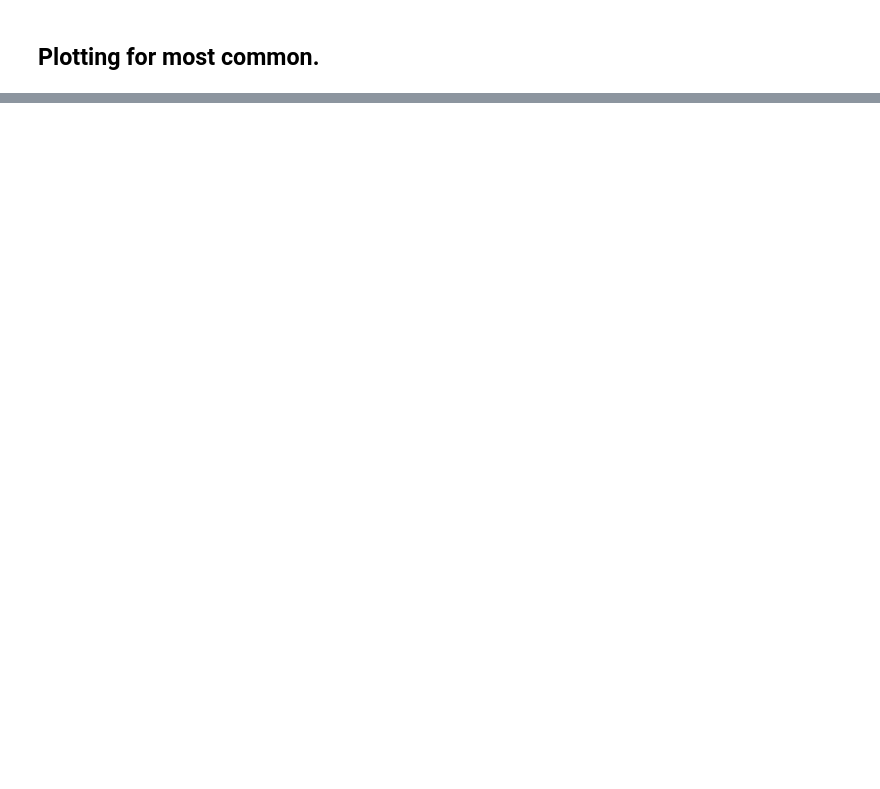
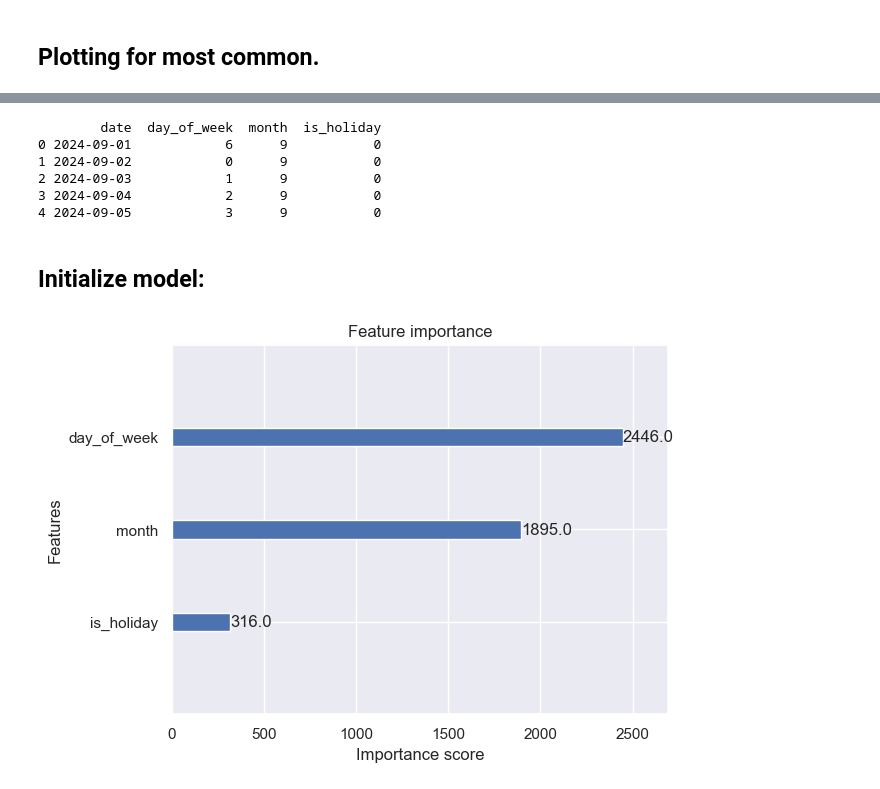
Before and after one commit to akselgs/Modern_ML_85, a Jupyter notebook: A_EDA_data_exploration.ipynb, the cells around one changed output, grey strips where cells are left out. Saved outputs shown, nothing was run; the diff lists cells and outputs as text; code cells hidden in the pictures; blank space fills up the shorter version.

```diff
--- a/A_EDA_data_exploration.ipynb
+++ b/A_EDA_data_exploration.ipynb
@@ -79,3 +117,21 @@ plot_id_3years(2130)
 # %%
-plot_id_3years(3781)
+df_2130 = final_df[final_df["rm_id"] == 2130]
+
+#Our first split for test data is 2024-09-01 to our last historical date (2024-12-19)
+test_split_start = pd.Timestamp(year=2024, month=9, day=1).date()
+#Our second split (for internal model validation) is 2024-01-01 to 2024-05-01
+eval_split_start = pd.Timestamp(year=2024, month=1, day=1).date()
+eval_split_end = pd.Timestamp(year=2024, month=5, day=1).date()
+
+train_full_2030 = df_2130[df_2130["date"].dt.date < test_split_start]
+test_holdout_2030 = df_2130[df_2130["date"].dt.date >= test_split_start]
+
+train_internal_2030 = train_full_2030[train_full_2030["date"].dt.date < eval_split_start]
+eval_internal_2030 = train_full_2030[(train_full_2030["date"].dt.date >= eval_split_start) & (train_full_2030["date"].dt.date <= eval_split_end) ]
+
+#Verify:
+print("train_full starts at ",train_full_2030["date"].dt.date.min() , "and ends at ", train_full_2030["date"].dt.date.max())
+print("test_holdout starts at ", test_holdout_2030["date"].dt.date.min(), "and ends at ", test_holdout_2030["date"].dt.date.max())
+print("train_internal starts at ",train_internal_2030["date"].dt.date.min() , "and ends at ",train_internal_2030["date"].dt.date.max() )
+print("eval_internal starts at ",eval_internal_2030["date"].dt.date.min() , "and ends at ", eval_internal_2030["date"].dt.date.max())
 # %% [output]
@@ -94,0 +164,6 @@ plot_id_3years(3865)
+# %%
+feature_columns = [
+    "day_of_week",
+    "month",
+    "is_holiday",
+    ]
@@ -94,0 +172,53 @@ plot_id_3years(3865)
+# %%
+def prepare_common_df(df_for_prediction, start_date, end_date):
+
+    prediction_range = pd.date_range(start=start_date, end=end_date)
+
+    #Generic time-series data
+    test_map = pd.DataFrame({"date" : prediction_range})
+    test_map["day_of_week"] = test_map["date"].dt.dayofweek
+    test_map["month"] = test_map["date"].dt.month
+
+    #Get all holidays
+    years = list(range(2023, 2025))
+    all_holidays = holidays.Norway(years = years)
+    #Convert type
+    all_holidays = list(all_holidays.keys())
+    all_holidays = pd.to_datetime(all_holidays)
+    #Mark holidays
+    test_map["is_holiday"] = test_map["date"].isin(all_holidays)
+    test_map["is_holiday"] = test_map["is_holiday"].astype(int)
+
+    return test_map
+
+
+start_date = test_holdout_2030["date"].dt.date.min()
+end_date = test_holdout_2030["date"].dt.date.max()
+test_map = prepare_common_df(test_holdout_2030, start_date, end_date)
+# %% [output]
+        date  day_of_week  month  is_holiday
+0 2024-09-01            6      9           0
+1 2024-09-02            0      9           0
+2 2024-09-03            1      9           0
+3 2024-09-04            2      9           0
+4 2024-09-05            3      9           0
+# %% [markdown]
+## Initialize model:
+# %%
+xgb_model = xgb.XGBRegressor(
+    n_estimators=100,
+    learning_rate=0.1
+)
+
+X_train_internal = train_internal_2030[feature_columns]
+y_train_internal = train_internal_2030["cumulative_weight"]
+X_eval_internal = eval_internal_2030[feature_columns]
+y_eval_internal = eval_internal_2030["cumulative_weight"]
+
+xgb_model.fit(X_train_internal, y_train_internal, eval_set=[(X_eval_internal, y_eval_internal)], verbose=False)
+#xgb_model = xgb.train(params, dtrain, num_boost_round=100)
+#xgb_model = xgb.train(params, dtrain, num_boost_round=100, obj=quantile_objective())
+xgb.plot_importance(xgb_model)
+plt.show()
+# %% [output]
+[figure, added]
```
Also changed, not shown: parts of 16 cells of this notebook, 1 other file.
